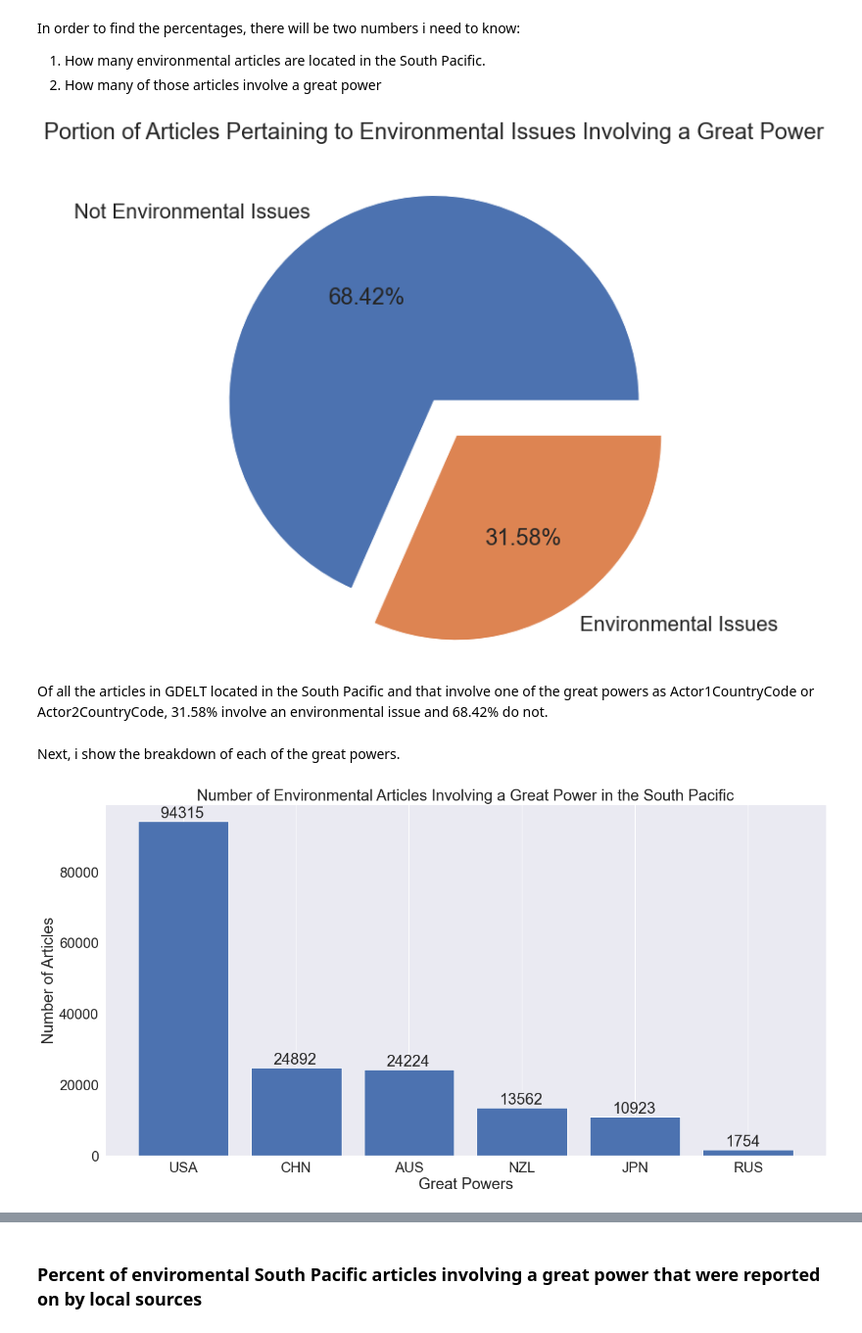
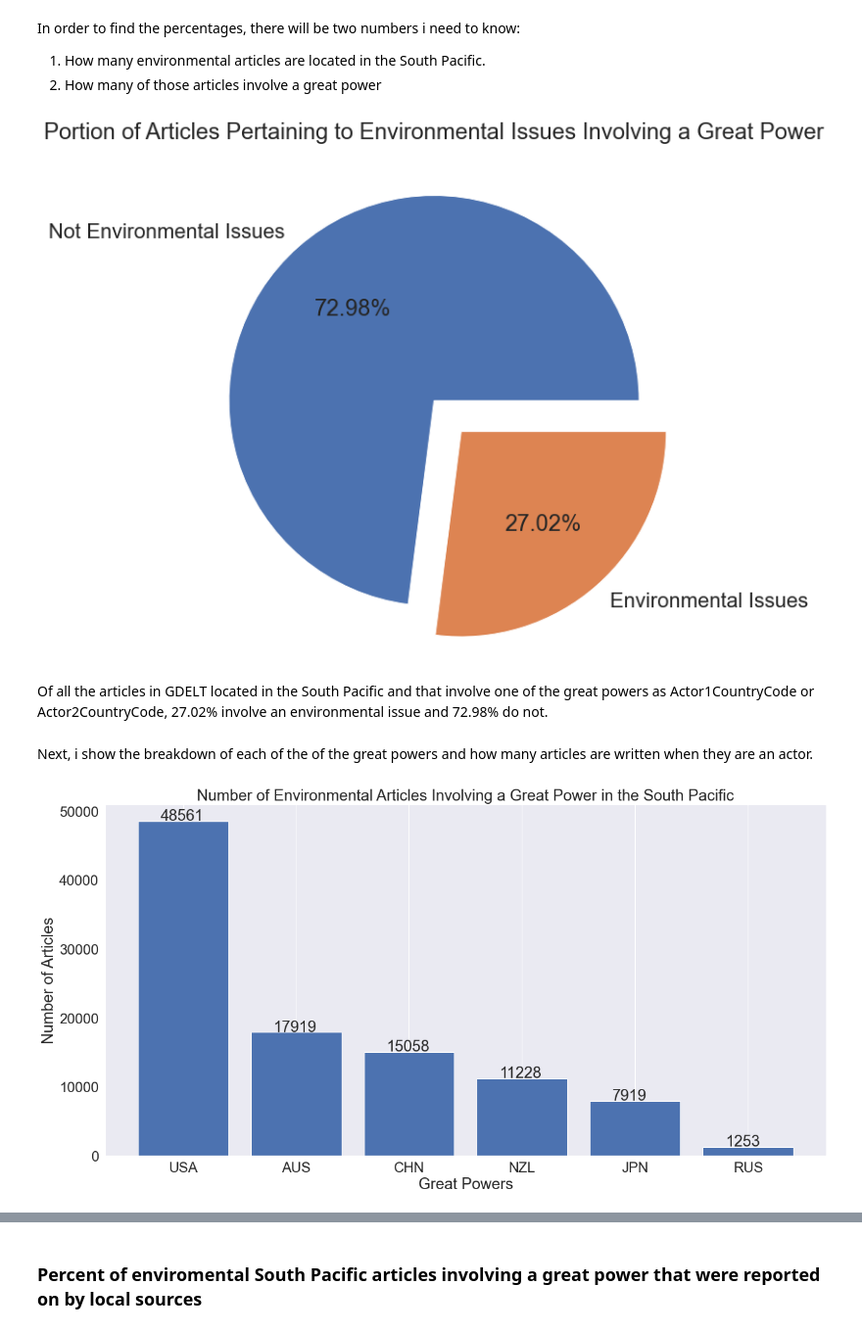
Before and after one commit to dblilienthal/GDELT-Research-In-The-South-Pacific, a Jupyter notebook: GDELT_Final_Report.ipynb, the cells around one changed output, grey strips where cells are left out. Shown at 98% size. Drawn from its saved outputs; the diff is of its cells as text; code cells hidden in the pictures.

```diff
--- a/GDELT_Final_Report.ipynb
+++ b/GDELT_Final_Report.ipynb
@@ -153,4 +150,14 @@ Next, to further specify what i am researching, i will be examining how many art
 # %%
-# Load in the mini data set only containing ENV_ themes
-#data_file = 'D:/UROC_CSV/Final Pull/Final_Pull_Mini_ENV.csv'
-#df = pd.read_csv(data_file)
+# Columns we need for the report
+columns = ['Actor1CountryCode',
+ 'Actor2CountryCode',
+ 'AvgTone',
+ 'MentionDocTone',
+ 'SourceCommonName',
+ 'V2Themes',
+ 'V2Tone']
+
+# Load in the data set
+data_file = 'D:/UROC_CSV/Final Pull/Final_Pull.csv'
+df = pd.read_csv(data_file, usecols=columns)
+print('There are {} articles in this data set'.format(df.shape[0]))
@@ -172,23 +184,35 @@ Next, i will be looking at the percentage of environmental events in the South P
 In order to find the percentages, there will be two numbers i need to know: <br>
 1. How many environmental articles are located in the South Pacific.
 2. How many of those articles involve a great power
-# %%
-# Load in the dataset that is filtered by having Actor1/2CountryCode being a Great Power and involving an ENV_ theme
-data_file = 'D:/UROC_CSV/Final Pull/Final_Pull_Mini_GP1_ENV.csv'
-df = pd.read_csv(data_file)
+# %%
+# Create boolean masks of each great power
+df['Actor1CountryCode'] = df['Actor1CountryCode'].astype(str)
+df['Actor2CountryCode'] = df['Actor2CountryCode'].astype(str)
+usa_mask = ((df['Actor1CountryCode'] == 'USA') | (df['Actor2CountryCode'] == 'USA'))
+chn_mask = ((df['Actor1CountryCode'] == 'CHN') | (df['Actor2CountryCode'] == 'CHN'))
+aus_mask = ((df['Actor1CountryCode'] == 'AUS') | (df['Actor2CountryCode'] == 'AUS'))
+nzl_mask = ((df['Actor1CountryCode'] == 'NZL') | (df['Actor2CountryCode'] == 'NZL'))
+rus_mask = ((df['Actor1CountryCode'] == 'RUS') | (df['Actor2CountryCode'] == 'RUS'))
+jpn_mask = ((df['Actor1CountryCode'] == 'JPN') | (df['Actor2CountryCode'] == 'JPN'))
+
+# Filter the data set by only allowing articles that contain an ENV_ theme
+df = df[df['V2Themes'].astype(str).str.contains('ENV_')]
+num_of_env_articles = df.shape[0] # Total number of ENV_ articles within the data set
+
+# Filter the data set by only allowing a great power being Actor1 or Actor2
+df = df[(usa_mask | chn_mask | aus_mask | nzl_mask | rus_mask | jpn_mask)]
 # %%
 labels = ['Not Environmental Issues', 'Environmental Issues']
-# sizes = [(877841 - df.shape[0]), df.shape[0]]
-sizes = [(877841 - 277215), 277215] # The number 277215 comes from the Creating_Datasets file
+sizes = [(num_of_env_articles - df.shape[0]), df.shape[0]]
 explode = (0,0.2)
 plt.pie(sizes, explode=explode, labels=labels, autopct='%1.2f%%')
 plt.title("Portion of Articles Pertaining to Environmental Issues Involving a Great Power");
 # %% [output]
-[figure, old version]
+[figure, new version]
 # %% [markdown]
-Of all the articles in GDELT located in the South Pacific and that involve one of the great powers as Actor1CountryCode or Actor2CountryCode, 31.58% involve an environmental issue and 68.42% do not.
+Of all the articles in GDELT located in the South Pacific and that involve one of the great powers as Actor1CountryCode or Actor2CountryCode, 27.02% involve an environmental issue and 72.98% do not.
 # %% [markdown]
-Next, i show the breakdown of each of the great powers.
+Next, i show the breakdown of each of the of the great powers and how many articles are written when they are an actor.
 # %%
 great_powers = ['USA','JPN','CHN','NZL','AUS','RUS']
 temp_dic = {}
@@ -213,7 +237,7 @@ plt.grid(axis='y')
 
 # Add the labels
 for i, col in enumerate(ax.patches):
-    plt.text(col.get_x()+.2, col.get_height() + 1000, list(result_dict.values())[i])
+    plt.text(col.get_x()+.2, col.get_height() + 100, list(result_dict.values())[i])
 # %% [output]
-[figure, old version]
+[figure, new version]
 # %% [markdown]
```
Also changed, not shown: parts of 24 cells of this notebook.
